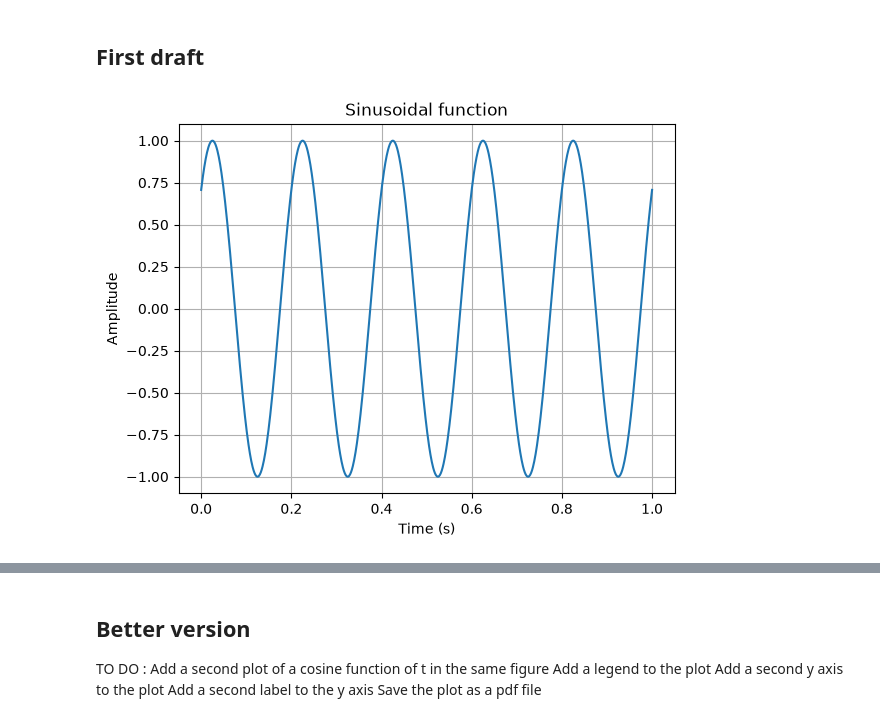
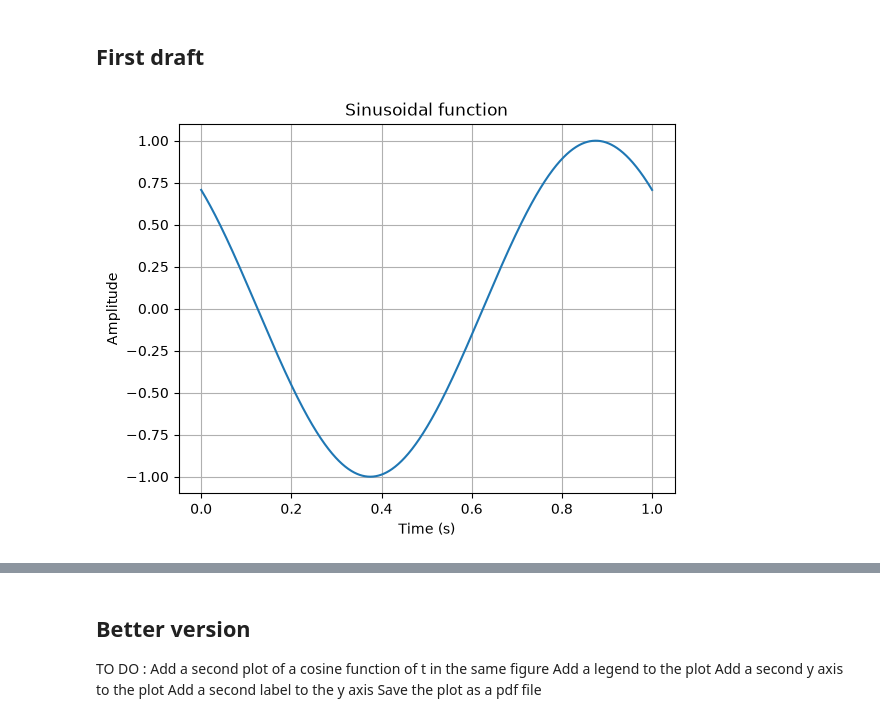
Before and after one commit to GaiaGas/Python-Series02, a Jupyter notebook: python-series02.ipynb, the cells around one changed output, grey strips where cells are left out. Cells and saved outputs as stored; diff of their text form; code cells hidden in the pictures.

```diff
--- a/python-series02.ipynb
+++ b/python-series02.ipynb
@@ -22,26 +22,26 @@ $ : It is latex language to write maths in a nice way
 # %%
 # import library
 
 import numpy as np
 import matplotlib.pyplot as plt
 
 # Create a plot
 
 # Create a numpy array called t that contains values from 0 to 1
 t = np.linspace(0,1,1000)
 # Create a numpy array called s that contains the values of a sine fonction of t (s is for signal)
-s = np.sin(2* np.pi * 5 * t + np.pi/4) # 2pi : one wave, 5 Hz, pi/4 : move the sinusoidal signal horizontally
+s = np.sin(2* np.pi * 1 * t + 3*np.pi/4) # 2pi : one wave, add a phase dalay as in the formula, could be an other value it is just an example.
 # Plot s as a function of t
 plt.plot(t,s)
 # Add a title to the plot
 plt.title('Sinusoidal function')
 # Add a label to the x axis
 plt.xlabel('Time (s)')
 # Add a label to the y axis
 plt.ylabel('Amplitude')
 # Add a grid to the plot
 plt.grid(True)
 # Save the plot as a png file
 plt.savefig('sine_wave_png')
 # %% [output]
-[figure, old version]
+[figure, new version]
```
Also changed, not shown: parts of 3 cells of this notebook, 2 other files.
